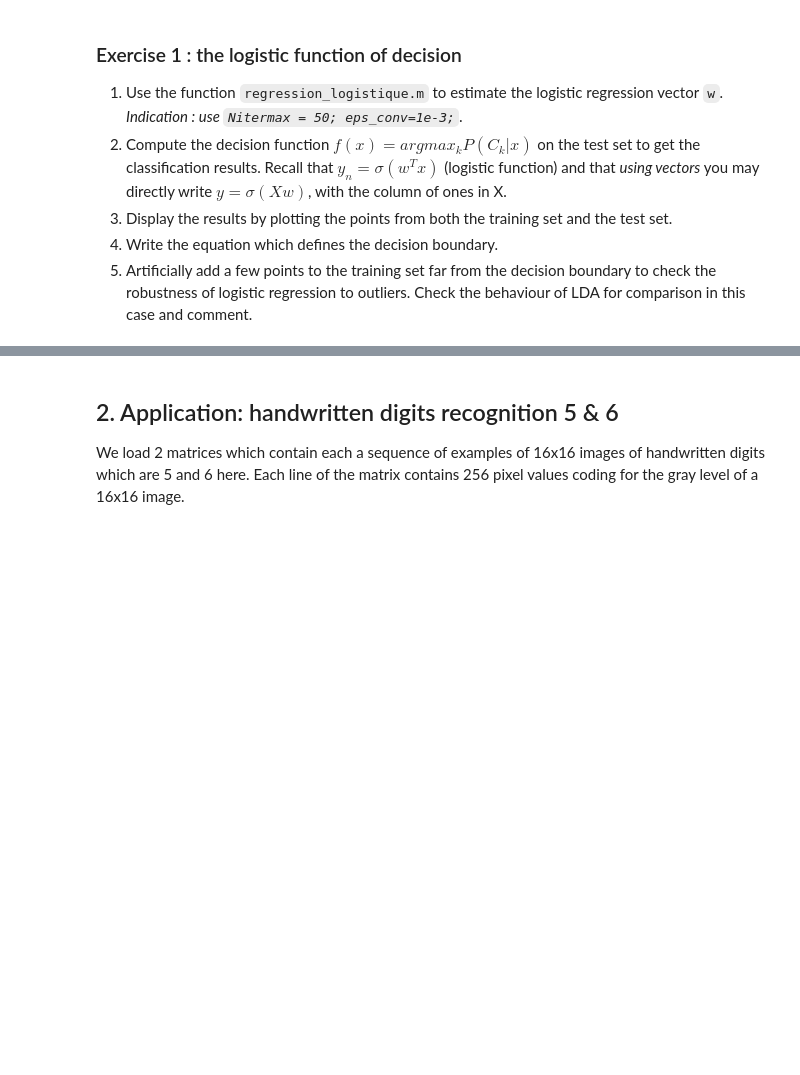
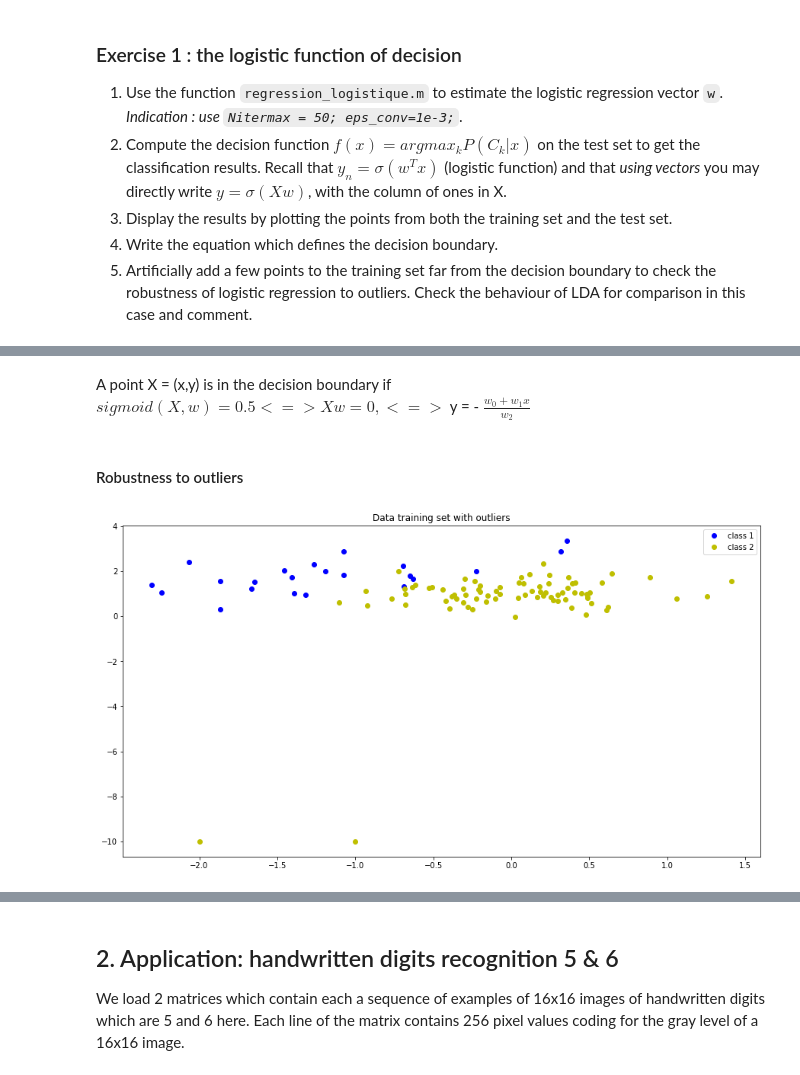
Before and after one commit to kronerte/ML_Logistic_Regression, a Jupyter notebook: TP3_archive/TP3_logistic_regression.ipynb, the cells around one changed output, grey strips where cells are left out. Drawn from its saved outputs; the diff is of its cells as text; code cells hidden in the pictures; blank space fills up the shorter version.

```diff
--- a/TP3_archive/TP3_logistic_regression.ipynb
+++ b/TP3_archive/TP3_logistic_regression.ipynb
@@ -210,0 +319,30 @@ Taux d'erreur 5.5%
+# %% [markdown]
+A point X = (x,y) is in the decision boundary if <br>
+    $sigmoid(X,w) = 0.5 <=> Xw = 0 , <=> $ y = - $\frac{w_0 + w_1 x }{w_2} $
+# %% [markdown]
+#### Robustness to outliers
+# %%
+## Construct new data with outliers
+
+# Outliers: 1st column is class, 2nd and 3rd are features
+synth_outliers = np.array([[2, -2, -10],
+                            [2, -1,-10]])
+
+# Training set with outliers
+synth_train_outliers = np.concatenate((synth_train,synth_outliers))
+
+class_train_outliers = synth_train_outliers[:,0]
+x_train_outliers = synth_train_outliers[:,1:]
+
+t_outliers = 2-class_train_outliers   # 0 if class=2, 1 if class=1
+
+
+N_train_outliers = np.size(x_train_outliers,axis=0)
+
+X_outliers = add_one(x_train_outliers)
+#X_outliers = np.hstack((np.ones((N_train_outliers,1)),x_train_outliers))
+t_outliers = 2-class_train_outliers   # 0 if class=2, 1 if class=1
+
+afficher_inference(x_train_outliers,class_train_outliers,title="Data training set with outliers")
+# %% [output]
+[figure, added]
```
Also changed, not shown: parts of 35 cells of this notebook.
